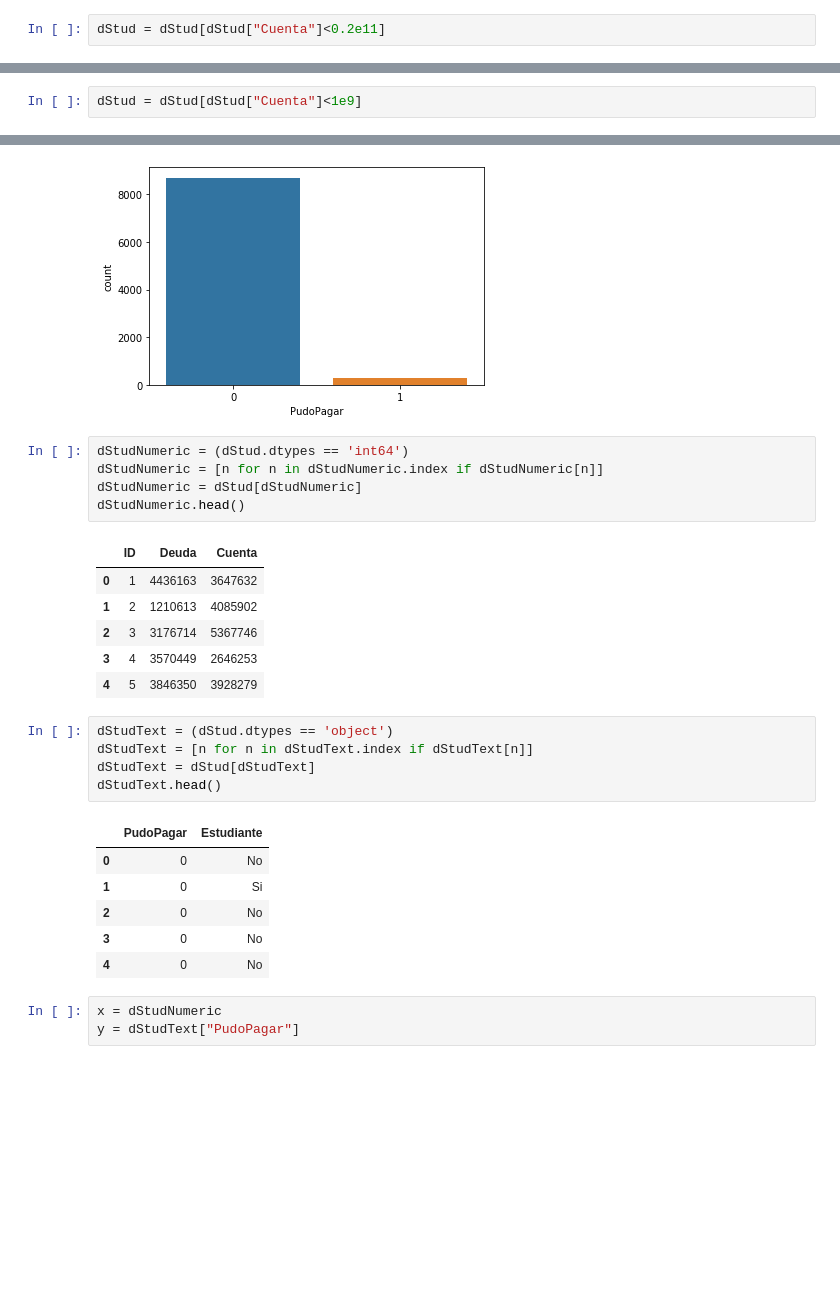
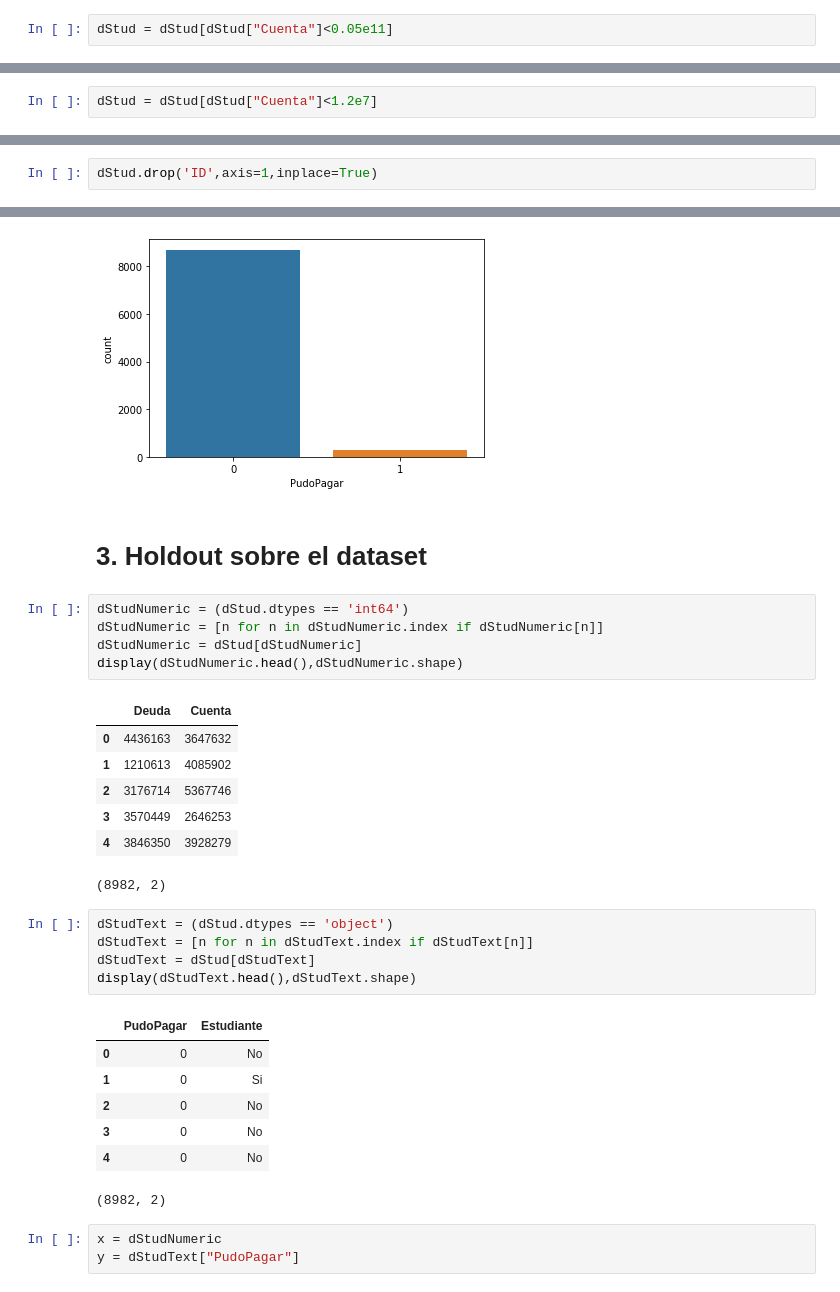
Before and after one commit to Kaiziferr/CursoAnalitica, a Jupyter notebook: Exmaen nuevo/Examen-Practico-2020-01-STUD.ipynb, the cells around one changed output, grey strips where cells are left out. Saved outputs shown, nothing was run; the diff lists cells and outputs as text; blank space fills up the shorter version.

```diff
--- a/Exmaen nuevo/Examen-Practico-2020-01-STUD.ipynb
+++ b/Exmaen nuevo/Examen-Practico-2020-01-STUD.ipynb
@@ -302,7 +292,7 @@ fig = dStud.boxplot(column="Cuenta")
 # %% [output]
 [figure]
 # %%
-dStud = dStud[dStud["Cuenta"]<0.2e11]
+dStud = dStud[dStud["Cuenta"]<0.05e11]
 # %%
 fig = dStud.boxplot(column="Cuenta")
 # %% [output]
@@ -310,5 +300,5 @@ fig = dStud.boxplot(column="Cuenta")
 # %%
-dStud = dStud[dStud["Cuenta"]<1e9]
+dStud = dStud[dStud["Cuenta"]<1.2e7]
 # %%
 fig = dStud.boxplot(column="Cuenta")
 # %% [output]
@@ -318,0 +308,2 @@ dStud.shape
+# %%
+dStud.drop('ID',axis=1,inplace=True)
@@ -332,23 +340,26 @@ display(baseline.shape[0]/dStud.shape[0])
 baselineGrafico = sns.countplot(x="PudoPagar", data=dStud)
 # %% [output]
 [figure]
+# %% [markdown]
+# 3. Holdout sobre el dataset
 # %%
 dStudNumeric = (dStud.dtypes == 'int64')
 dStudNumeric = [n for n in dStudNumeric.index if dStudNumeric[n]]
 dStudNumeric = dStud[dStudNumeric]
-dStudNumeric.head()
+display(dStudNumeric.head(),dStudNumeric.shape)
 # %% [output]
-|  | ID | Deuda | Cuenta |
-| 0 | 1 | 4436163 | 3647632 |
-| 1 | 2 | 1210613 | 4085902 |
-| 2 | 3 | 3176714 | 5367746 |
-| 3 | 4 | 3570449 | 2646253 |
-| 4 | 5 | 3846350 | 3928279 |
+|  | Deuda | Cuenta |
+| 0 | 4436163 | 3647632 |
+| 1 | 1210613 | 4085902 |
+| 2 | 3176714 | 5367746 |
+| 3 | 3570449 | 2646253 |
+| 4 | 3846350 | 3928279 |
+(8982, 2)
 # %%
 dStudText = (dStud.dtypes == 'object')
 dStudText = [n for n in dStudText.index if dStudText[n]]
 dStudText = dStud[dStudText]
-dStudText.head()
+display(dStudText.head(),dStudText.shape)
 # %% [output]
 |  | PudoPagar | Estudiante |
 | 0 | 0 | No |
@@ -356,6 +367,7 @@ dStudText.head()
 | 2 | 0 | No |
 | 3 | 0 | No |
 | 4 | 0 | No |
+(8982, 2)
 # %%
 x = dStudNumeric
 y = dStudText["PudoPagar"]
```
Also changed, not shown: parts of 31 cells of this notebook, 1 other file.
